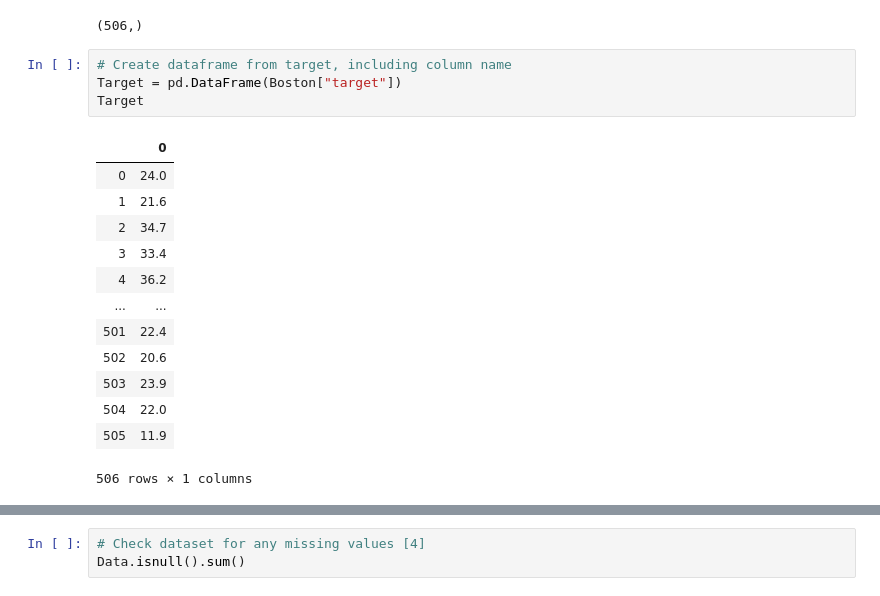
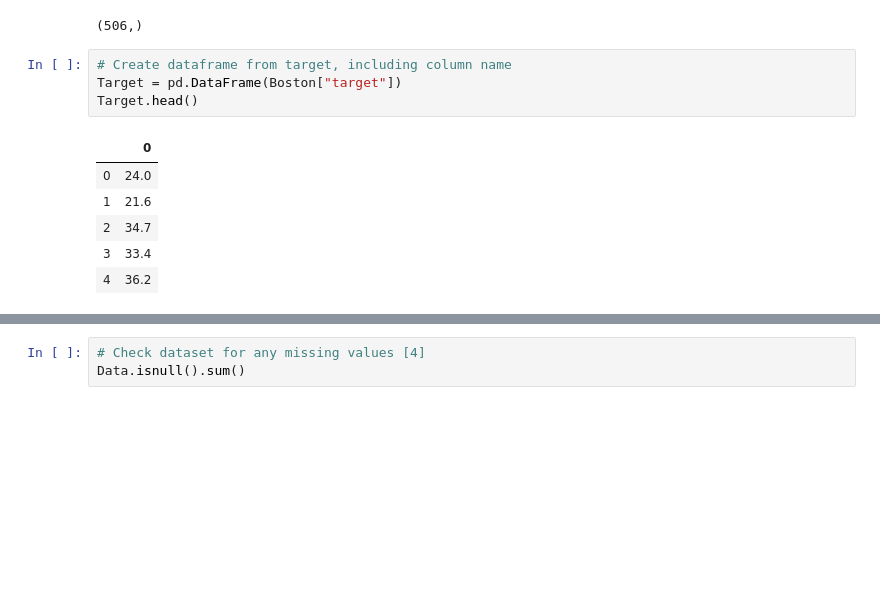
Before and after one commit to grace-burke/Machine-Learning-2019, a Jupyter notebook: BostonDataset.ipynb, the cells around one changed output, grey strips where cells are left out. Drawn from its saved outputs; the diff is of its cells as text; blank space fills up the shorter version.

```diff
--- a/BostonDataset.ipynb
+++ b/BostonDataset.ipynb
@@ -91,21 +86,14 @@ print(Boston.target.shape)
 # %%
 # Create dataframe from target, including column name
 Target = pd.DataFrame(Boston["target"])
-Target
+Target.head()
 # %% [output]
 |  | 0 |
 | 0 | 24.0 |
 | 1 | 21.6 |
 | 2 | 34.7 |
 | 3 | 33.4 |
 | 4 | 36.2 |
-| ... | ... |
-| 501 | 22.4 |
-| 502 | 20.6 |
-| 503 | 23.9 |
-| 504 | 22.0 |
-| 505 | 11.9 |
-506 rows × 1 columns
 # %%
 # Add target dataframe to data dataframe
 Data["MEDV"]=Target
```
Also changed, not shown: parts of 15 cells of this notebook.
